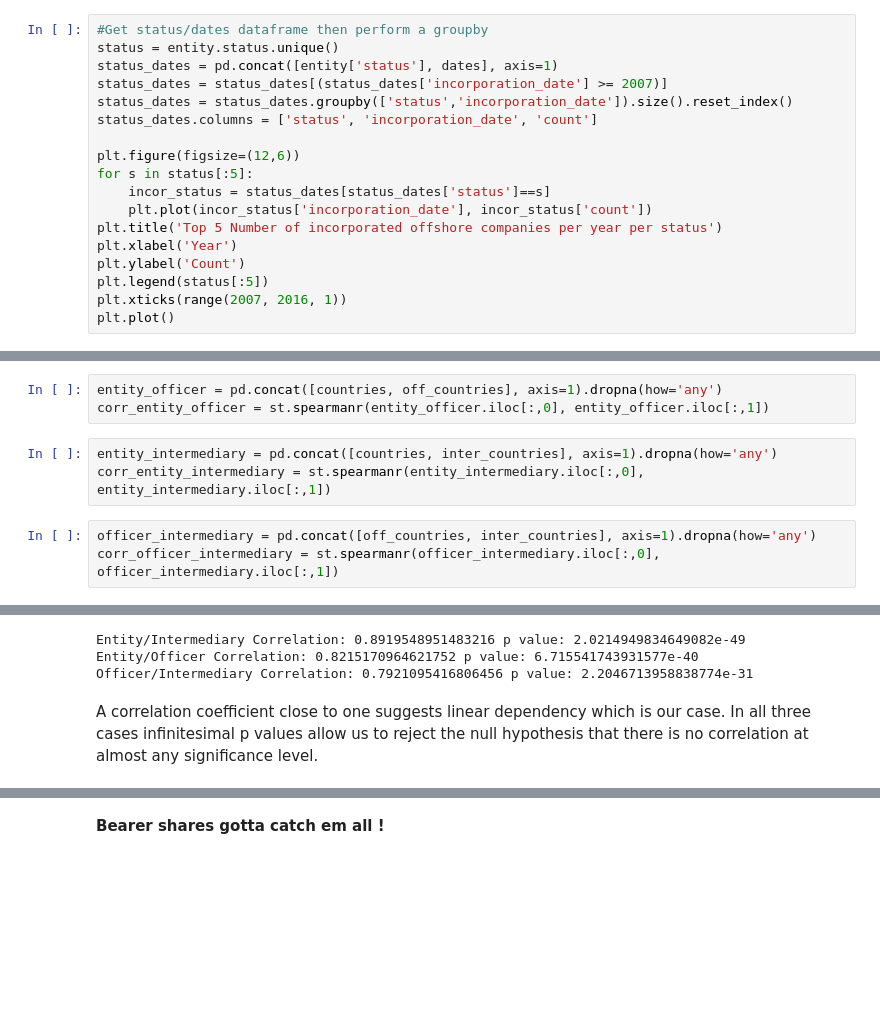
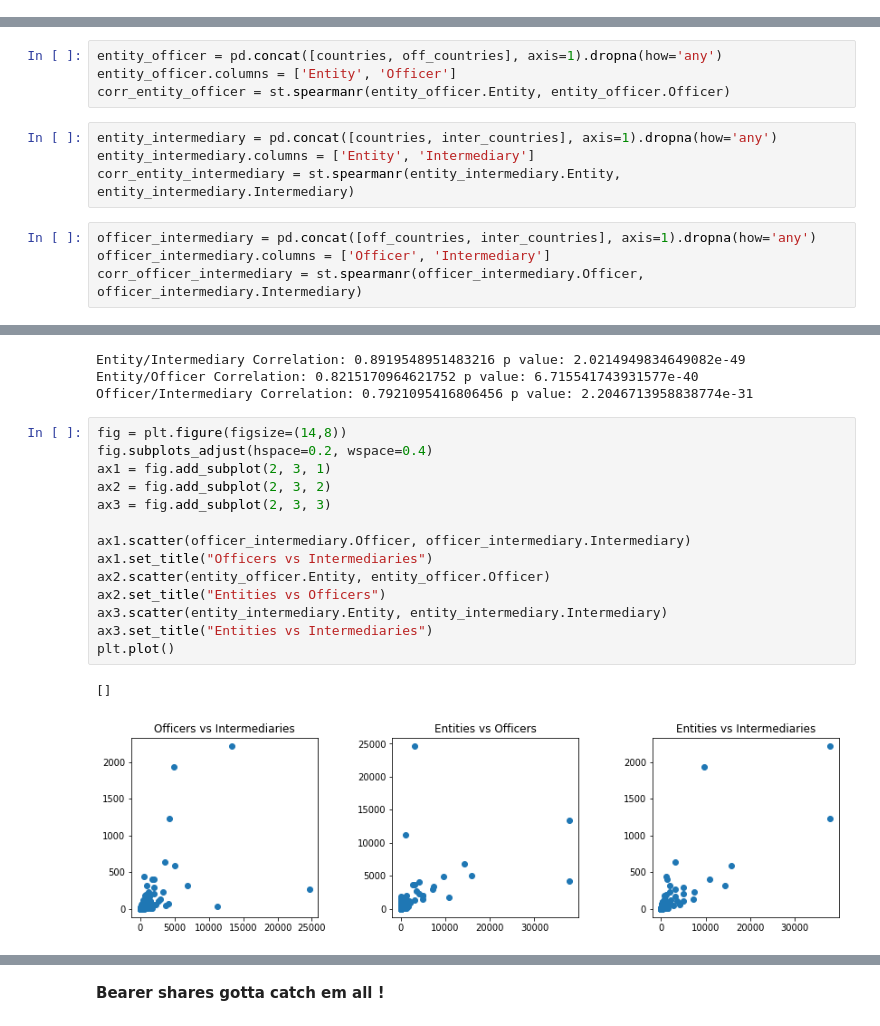
Before and after one commit to franckdess/ADA-Project, a Jupyter notebook: ml2.ipynb, the cells around one changed output, grey strips where cells are left out. Drawn from its saved outputs; the diff is of its cells as text; blank space fills up the shorter version.

Commit message:
Historical events done, correlations done

```diff
--- a/ml2.ipynb
+++ b/ml2.ipynb
@@ -189,18 +185,0 @@ Let's check the status of entities during that period.
-# %%
-#Get status/dates dataframe then perform a groupby
-status = entity.status.unique()
-status_dates = pd.concat([entity['status'], dates], axis=1)
-status_dates = status_dates[(status_dates['incorporation_date'] >= 2007)]
-status_dates = status_dates.groupby(['status','incorporation_date']).size().reset_index()
-status_dates.columns = ['status', 'incorporation_date', 'count']
-
-plt.figure(figsize=(12,6))
-for s in status[:5]:
-    incor_status = status_dates[status_dates['status']==s]
-    plt.plot(incor_status['incorporation_date'], incor_status['count'])
-plt.title('Top 5 Number of incorporated offshore companies per year per status')
-plt.xlabel('Year')
-plt.ylabel('Count')
-plt.legend(status[:5])
-plt.xticks(range(2007, 2016, 1))
-plt.plot()
@@ -313,12 +287,15 @@ Since we can't assume a normal distribution (the distribution of nodes degrees i
 # %%
 entity_officer = pd.concat([countries, off_countries], axis=1).dropna(how='any')
-corr_entity_officer = st.spearmanr(entity_officer.iloc[:,0], entity_officer.iloc[:,1])
+entity_officer.columns = ['Entity', 'Officer']
+corr_entity_officer = st.spearmanr(entity_officer.Entity, entity_officer.Officer)
 # %%
 entity_intermediary = pd.concat([countries, inter_countries], axis=1).dropna(how='any')
-corr_entity_intermediary = st.spearmanr(entity_intermediary.iloc[:,0], entity_intermediary.iloc[:,1])
+entity_intermediary.columns = ['Entity', 'Intermediary']
+corr_entity_intermediary = st.spearmanr(entity_intermediary.Entity, entity_intermediary.Intermediary)
 # %%
 officer_intermediary = pd.concat([off_countries, inter_countries], axis=1).dropna(how='any')
-corr_officer_intermediary = st.spearmanr(officer_intermediary.iloc[:,0], officer_intermediary.iloc[:,1])
+officer_intermediary.columns = ['Officer', 'Intermediary']
+corr_officer_intermediary = st.spearmanr(officer_intermediary.Officer, officer_intermediary.Intermediary)
 # %%
 print('Entity/Intermediary Correlation: {} p value: {}'.format(corr_entity_intermediary[0], corr_entity_intermediary[1]))
 print('Entity/Officer Correlation: {} p value: {}'.format(corr_entity_officer[0], corr_entity_officer[1]))
@@ -327,5 +304,20 @@ print('Officer/Intermediary Correlation: {} p value: {}'.format(corr_officer_int
 Entity/Intermediary Correlation: 0.8919548951483216 p value: 2.0214949834649082e-49
 Entity/Officer Correlation: 0.8215170964621752 p value: 6.715541743931577e-40
 Officer/Intermediary Correlation: 0.7921095416806456 p value: 2.2046713958838774e-31
-# %% [markdown]
-A correlation coefficient close to one suggests linear dependency which is our case. In all three cases infinitesimal p values allow us to reject the null hypothesis that there is no correlation at almost any significance level.
+# %%
+fig = plt.figure(figsize=(14,8))
+fig.subplots_adjust(hspace=0.2, wspace=0.4)
+ax1 = fig.add_subplot(2, 3, 1)
+ax2 = fig.add_subplot(2, 3, 2)
+ax3 = fig.add_subplot(2, 3, 3)
+
+ax1.scatter(officer_intermediary.Officer, officer_intermediary.Intermediary)
+ax1.set_title("Officers vs Intermediaries")
+ax2.scatter(entity_officer.Entity, entity_officer.Officer)
+ax2.set_title("Entities vs Officers")
+ax3.scatter(entity_intermediary.Entity, entity_intermediary.Intermediary)
+ax3.set_title("Entities vs Intermediaries")
+plt.plot()
+# %% [output]
+[]
+[figure, added]
```
Also changed, not shown: parts of 8 cells of this notebook, 1 other file.
